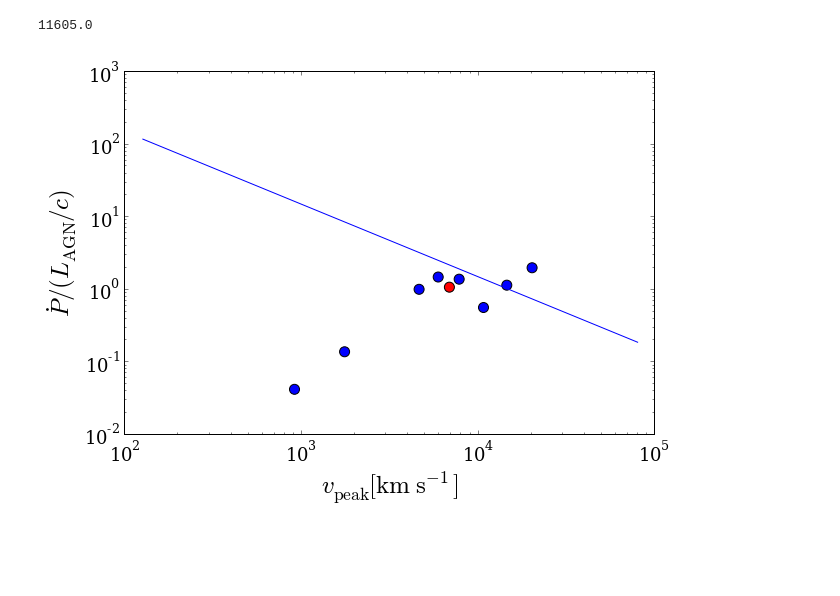
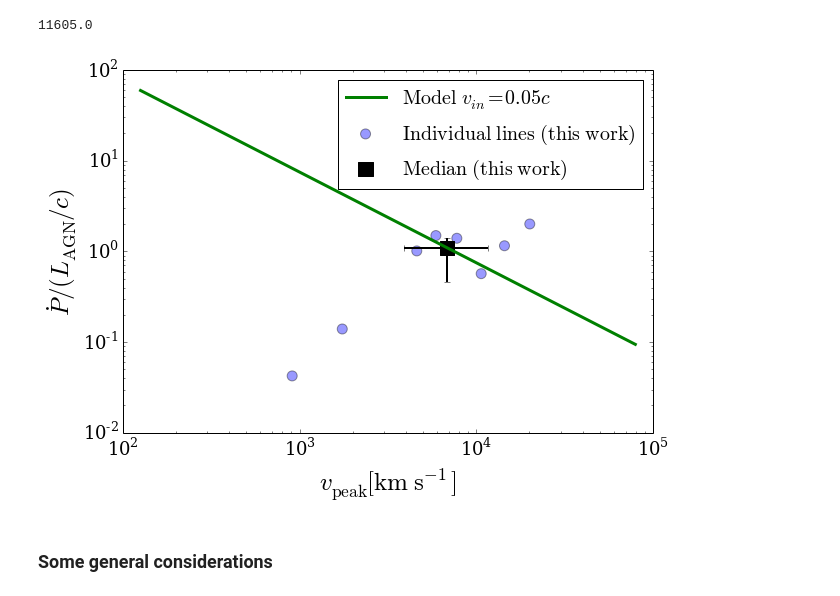
Before and after one commit to forero/AGN_Feedback, a Jupyter notebook: code/basic.ipynb, the cells around one changed output. Saved outputs shown, nothing was run; the diff lists cells and outputs as text; code cells hidden in the pictures; blank space fills up the shorter version.

Commit message:
updated plot, new text on the physical conditions and relevance to AGN feedback

```diff
--- a/code/basic.ipynb
+++ b/code/basic.ipynb
@@ -35,7 +43,7 @@ p_ratio = M_out*v_peak*1.0e5/(L_AGN / 1.0E10) #all cgs
 e_ratio = 0.5*M_out*(v_peak*1.0e5)**2.0/L_AGN #all cgs
 
 v_range = 10**(linspace(2.1,4.9,100))
-v_in = 0.1*c_light/1000.0
+v_in = 0.05*c_light/1000.0
 p_ratio_theory =  0.5*v_in/v_range
 # %%
 fig = figure(1, figsize=(9.5,6.5))
@@ -71,31 +79,37 @@ percentile(v_peak,75.0)
 # %%
 fig = figure(1, figsize=(9.5,6.5))
 ax = axes()
 ax.set_xscale('log')
 ax.set_yscale('log')
 ax.set_xlabel("$v_{\mathrm{peak}}\mathrm{[km\ s^{-1}]}$",fontsize=25)
 ax.set_ylabel("$\dot{P}/ (L_{\mathrm{AGN}}/c)$",fontsize=25)
 ticklabels_x = ax.get_xticklabels()
 ticklabels_y = ax.get_yticklabels()
 
 for label_x in ticklabels_x:
     label_x.set_fontsize(18)
     label_x.set_family('serif')
 for label_y in ticklabels_y:
     label_y.set_fontsize(18)
     label_y.set_family('serif')
-scatter(v_peak, p_ratio,s=100)
 v_bar = median(v_peak)
 p_bar = median(p_ratio)
-#p_err = array([p_bar - percentile(p_ratio,25.0), percentile(p_ratio,75.0)])
+p_err = array([[p_bar - percentile(p_ratio,25.0)], [percentile(p_ratio,75.0) - p_bar]])
+v_err = array([[v_bar - percentile(v_peak,25.0)], [percentile(v_peak,75.0) - v_bar]])
+
 #print p_err, size(p_bar), size(p_err)
-scatter(v_bar, p_bar,s=100, c='red')
-#errorbar(v_bar, p_bar, yerr=p_err)
-plot(v_range, p_ratio_theory)
+scatter(v_peak, p_ratio,s=100, alpha=0.4, label="${\mathrm{Individual\ lines\ (this\ work)}}$")
+errorbar(v_bar, p_bar, yerr=p_err, xerr=v_err, ecolor='black', elinewidth=2)
+scatter(v_bar, p_bar,s=200, c='black', marker='s',label="${\mathrm{Median\ (this\ work)}}$")
+plot(v_range, p_ratio_theory, linewidth=3, label='${\mathrm{Model}}\ v_{in}=0.05c$')
+
+legend(fontsize=20, numpoints=1,scatterpoints=1)
 filename='p_ratio_theory'
 
 savefig(filename + '.eps',format = 'eps', transparent=True)
 savefig(filename + '.pdf',format = 'pdf', transparent=True)
 savefig(filename + '.png',format = 'png', transparent=True)
 # %% [output]
-[figure, old version]
+[figure, new version]
+# %% [markdown]
+### Some general considerations
```
Also changed, not shown: parts of 6 cells of this notebook.
